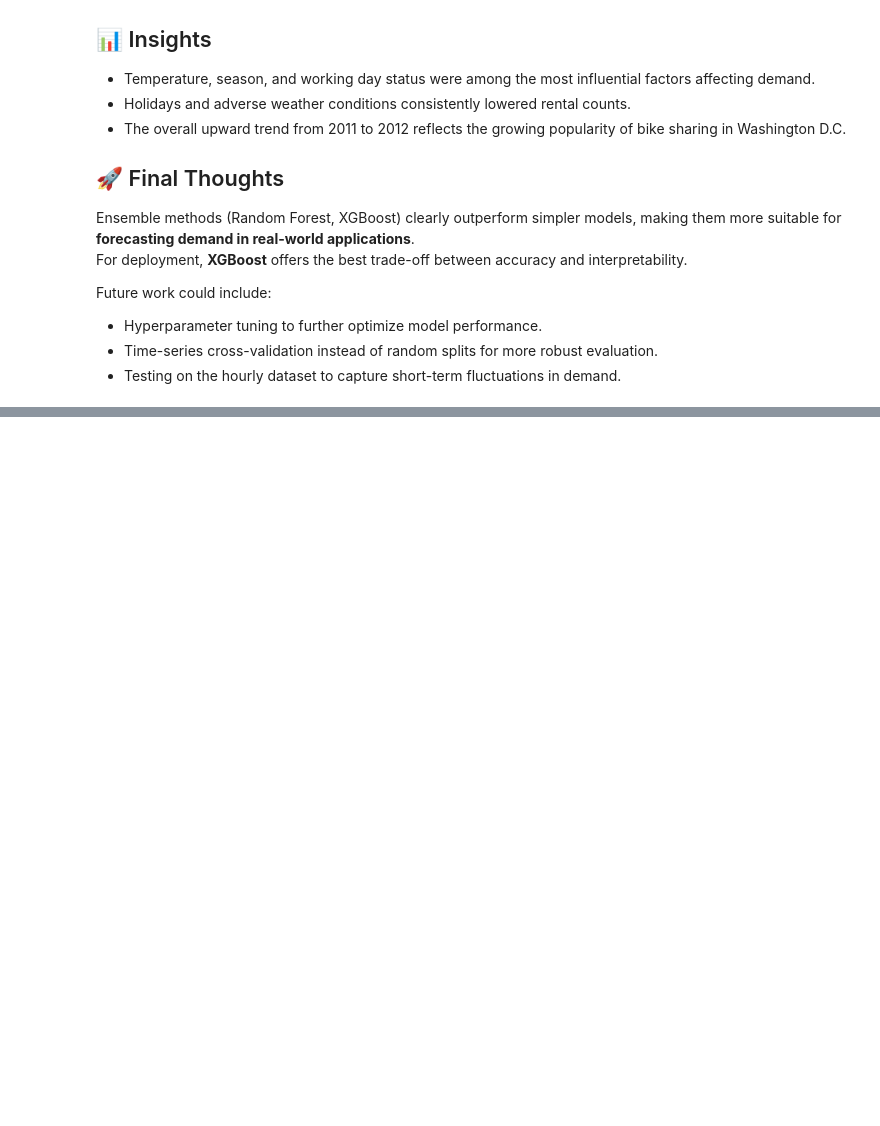
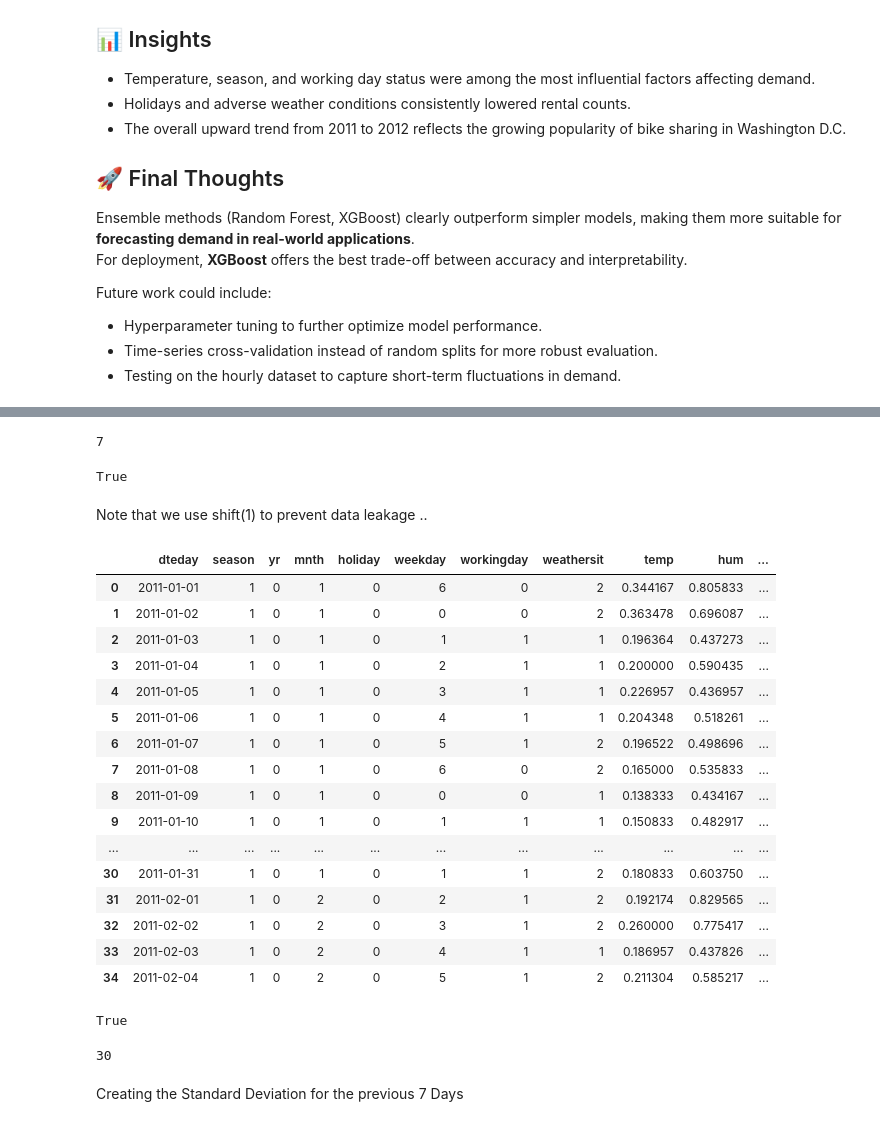
Before and after one commit to MosabAhmed92/bike-sharing-prediction, a Jupyter notebook: EDA.ipynb, the cells around one changed output, grey strips where cells are left out. Drawn from its saved outputs; the diff is of its cells as text; code cells hidden in the pictures; blank space fills up the shorter version.

Commit message:
started doing some timeseries forecasting, data has been prepared and predictions to be done

```diff
--- a/EDA.ipynb
+++ b/EDA.ipynb
@@ -1094,0 +1205,3 @@ Future work could include:
+# %%
+# create the new column cnt_lag_1 which cnt shifted by 1 (this column holds the count for the day before the day we are looking at)
+day_data_forecasting['cnt_lag_1'] = day_data_forecasting['cnt'].shift(1)
@@ -1094,0 +1243,3 @@ Future work could include:
+# %%
+# Creating cnt_lag_7
+day_data_forecasting['cnt_lag_7'] = day_data_forecasting['cnt'].shift(7)
@@ -1094,0 +1256,2 @@ Future work could include:
+# %%
+day_data_forecasting['cnt_roll_mean_7'] = day_data_forecasting['cnt'].shift(1).rolling(window=7).mean()
@@ -1094,0 +1271,45 @@ Future work could include:
+# %%
+day_data_forecasting['cnt_roll_mean_7'].isna().sum().item()
+# %% [output]
+7
+# %%
+# Sanity Check
+day_data_forecasting['cnt'].iloc[0:7].sum().item()/7 == day_data_forecasting['cnt_roll_mean_7'].iloc[7].item()
+# %% [output]
+True
+# %% [markdown]
+Note that we use shift(1) to prevent data leakage ..
+# %%
+day_data_forecasting['cnt_roll_mean_30'] = day_data_forecasting['cnt'].shift(1).rolling(window = 30).mean()
+# %%
+day_data_forecasting.head(35)
+# %% [output]
+|  | dteday | season | yr | mnth | holiday | weekday | workingday | weathersit | temp | hum | ... |
+| 0 | 2011-01-01 | 1 | 0 | 1 | 0 | 6 | 0 | 2 | 0.344167 | 0.805833 | ... |
+| 1 | 2011-01-02 | 1 | 0 | 1 | 0 | 0 | 0 | 2 | 0.363478 | 0.696087 | ... |
+| 2 | 2011-01-03 | 1 | 0 | 1 | 0 | 1 | 1 | 1 | 0.196364 | 0.437273 | ... |
+| 3 | 2011-01-04 | 1 | 0 | 1 | 0 | 2 | 1 | 1 | 0.200000 | 0.590435 | ... |
+| 4 | 2011-01-05 | 1 | 0 | 1 | 0 | 3 | 1 | 1 | 0.226957 | 0.436957 | ... |
+| 5 | 2011-01-06 | 1 | 0 | 1 | 0 | 4 | 1 | 1 | 0.204348 | 0.518261 | ... |
+| 6 | 2011-01-07 | 1 | 0 | 1 | 0 | 5 | 1 | 2 | 0.196522 | 0.498696 | ... |
+| 7 | 2011-01-08 | 1 | 0 | 1 | 0 | 6 | 0 | 2 | 0.165000 | 0.535833 | ... |
+| 8 | 2011-01-09 | 1 | 0 | 1 | 0 | 0 | 0 | 1 | 0.138333 | 0.434167 | ... |
+| 9 | 2011-01-10 | 1 | 0 | 1 | 0 | 1 | 1 | 1 | 0.150833 | 0.482917 | ... |
+| ... | ... | ... | ... | ... | ... | ... | ... | ... | ... | ... | ... |
+| 30 | 2011-01-31 | 1 | 0 | 1 | 0 | 1 | 1 | 2 | 0.180833 | 0.603750 | ... |
+| 31 | 2011-02-01 | 1 | 0 | 2 | 0 | 2 | 1 | 2 | 0.192174 | 0.829565 | ... |
+| 32 | 2011-02-02 | 1 | 0 | 2 | 0 | 3 | 1 | 2 | 0.260000 | 0.775417 | ... |
+| 33 | 2011-02-03 | 1 | 0 | 2 | 0 | 4 | 1 | 1 | 0.186957 | 0.437826 | ... |
+| 34 | 2011-02-04 | 1 | 0 | 2 | 0 | 5 | 1 | 2 | 0.211304 | 0.585217 | ... |
+# %%
+# Sanity Check
+day_data_forecasting['cnt'].iloc[0:30].mean().item() == day_data_forecasting['cnt_roll_mean_30'].iloc[30].item()
+# %% [output]
+True
+# %%
+# Sanity Check
+day_data_forecasting['cnt_roll_mean_30'].isna().sum().item()
+# %% [output]
+30
+# %% [markdown]
+Creating the Standard Deviation for the previous 7 Days
```
Also changed, not shown: parts of 40 cells of this notebook.
